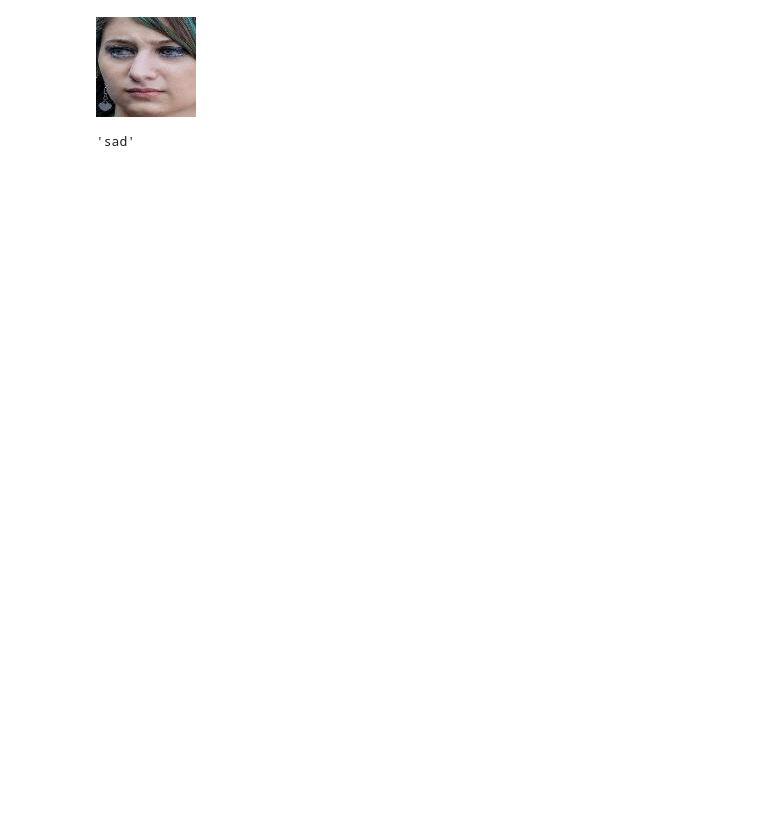
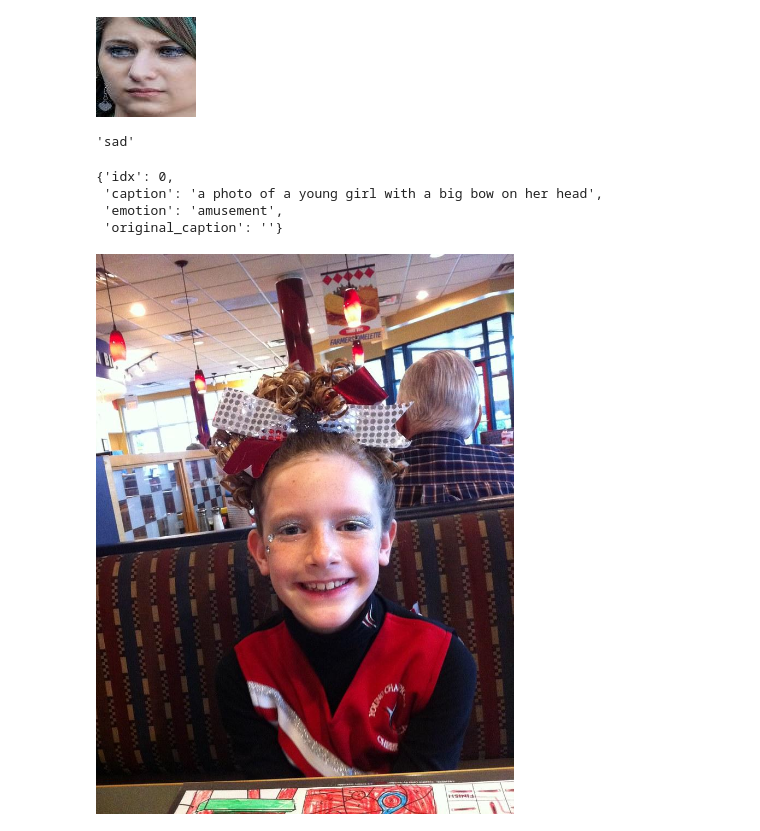
Before and after one commit to yuliya1324/EmotionalPortraitsGeneration, a Jupyter notebook: data_exp.ipynb, the cells around one changed output. Drawn from its saved outputs; the diff is of its cells as text; code cells hidden in the pictures; blank space fills up the shorter version.

```diff
--- a/data_exp.ipynb
+++ b/data_exp.ipynb
@@ -21,3 +22,10 @@ dataset["train"][0]["image"]
 dataset["train"][0]["prompt"]
 # %% [output]
 'sad'
+# %%
+dataset = load_dataset(
+            "Woleek/EmoSet-118K",
+            None,
+            cache_dir="/Data/iuliia.korotkova/cache",
+            data_dir=None,
+        )
@@ -23,0 +35,11 @@ dataset["train"][0]["prompt"]
+# %%
+captions[0]
+# %% [output]
+{'idx': 0,
+ 'caption': 'a photo of a young girl with a big bow on her head',
+ 'emotion': 'amusement',
+ 'original_caption': ''}
+# %%
+dataset['train'][0]["image"]
+# %% [output]
+[figure, added]
```
Also changed, not shown: parts of 2 cells of this notebook, 5 other files.
